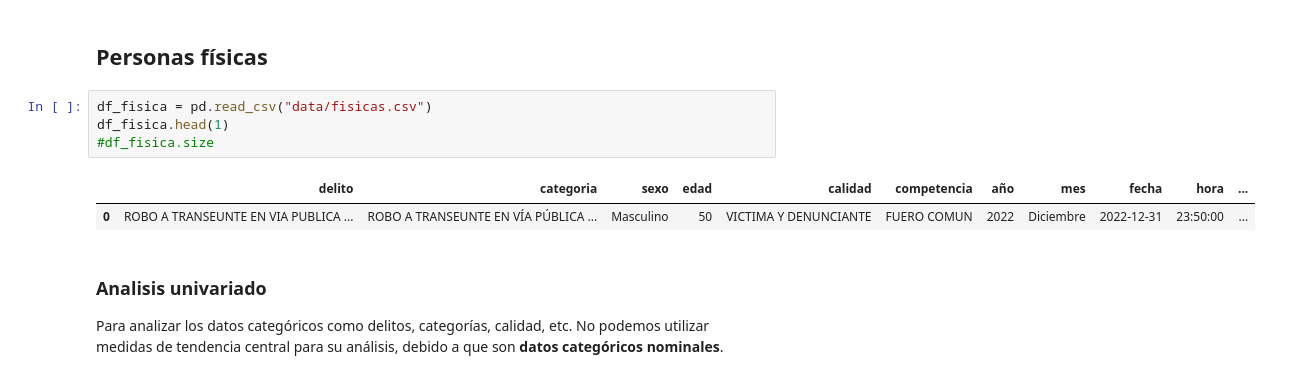
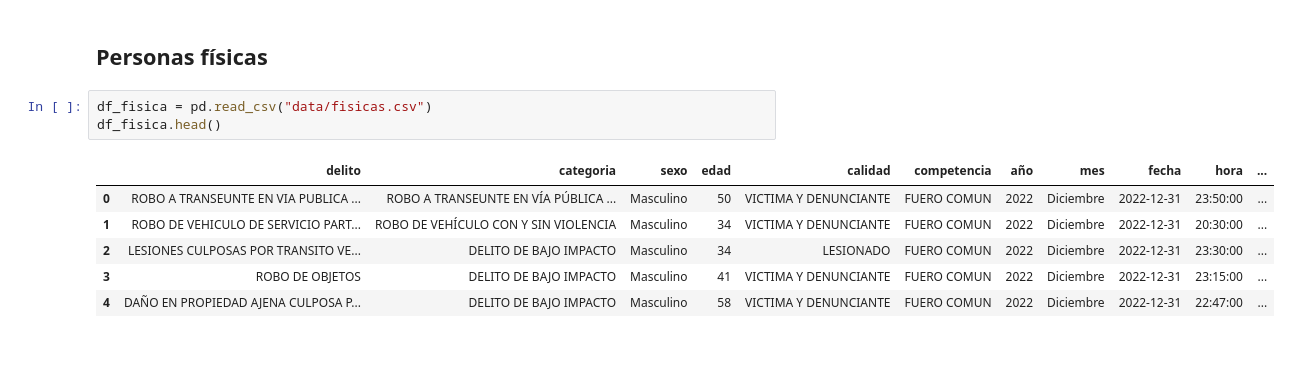
Before and after one commit to porto-o/analisis_carpetas_investigacion, a Jupyter notebook: Analisis.ipynb, the cells around one changed output. Cells and saved outputs as stored; diff of their text form; blank space fills up the shorter version.

Commit message:
Analisis univariados
Falta competencias, mes, alcaldia y colonia

```diff
--- a/Analisis.ipynb
+++ b/Analisis.ipynb
@@ -9,12 +9,11 @@ import seaborn as sns
 ## Personas físicas
 # %%
 df_fisica = pd.read_csv("data/fisicas.csv")
-df_fisica.head(1)
-#df_fisica.size
+df_fisica.head()
 # %% [output]
 |  | delito | categoria | sexo | edad | calidad | competencia | año | mes | fecha | hora | ... |
 | 0 | ROBO A TRANSEUNTE EN VIA PUBLICA ... | ROBO A TRANSEUNTE EN VÍA PÚBLICA ... | Masculino | 50 | VICTIMA Y DENUNCIANTE | FUERO COMUN | 2022 | Diciembre | 2022-12-31 | 23:50:00 | ... |
+| 1 | ROBO DE VEHICULO DE SERVICIO PART... | ROBO DE VEHÍCULO CON Y SIN VIOLENCIA | Masculino | 34 | VICTIMA Y DENUNCIANTE | FUERO COMUN | 2022 | Diciembre | 2022-12-31 | 20:30:00 | ... |
+| 2 | LESIONES CULPOSAS POR TRANSITO VE... | DELITO DE BAJO IMPACTO | Masculino | 34 | LESIONADO | FUERO COMUN | 2022 | Diciembre | 2022-12-31 | 23:30:00 | ... |
+| 3 | ROBO DE OBJETOS | DELITO DE BAJO IMPACTO | Masculino | 41 | VICTIMA Y DENUNCIANTE | FUERO COMUN | 2022 | Diciembre | 2022-12-31 | 23:15:00 | ... |
+| 4 | DAÑO EN PROPIEDAD AJENA CULPOSA P... | DELITO DE BAJO IMPACTO | Masculino | 58 | VICTIMA Y DENUNCIANTE | FUERO COMUN | 2022 | Diciembre | 2022-12-31 | 22:47:00 | ... |
-# %% [markdown]
-### Analisis univariado
-
-Para analizar los datos categóricos como delitos, categorías, calidad, etc. No podemos utilizar medidas de tendencia central para su análisis, debido a que son **datos categóricos nominales**.
```
Also changed, not shown: parts of 32 cells of this notebook.
